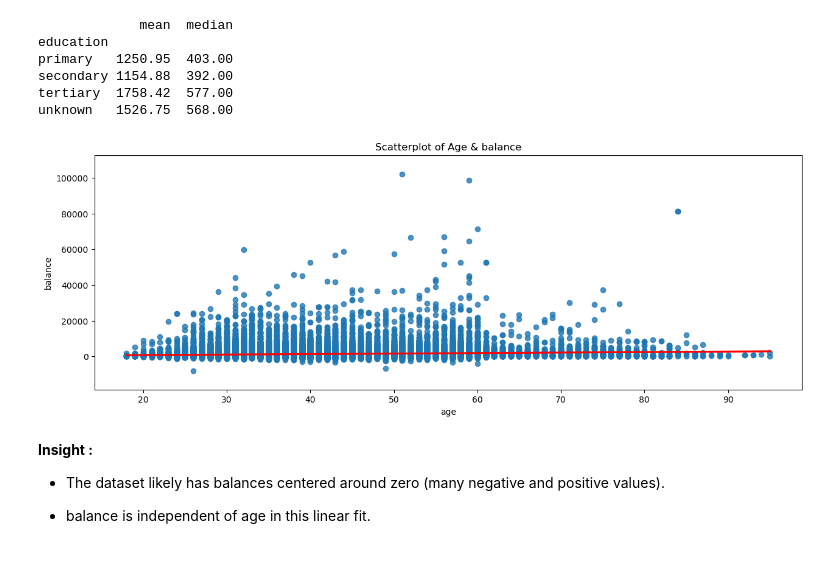
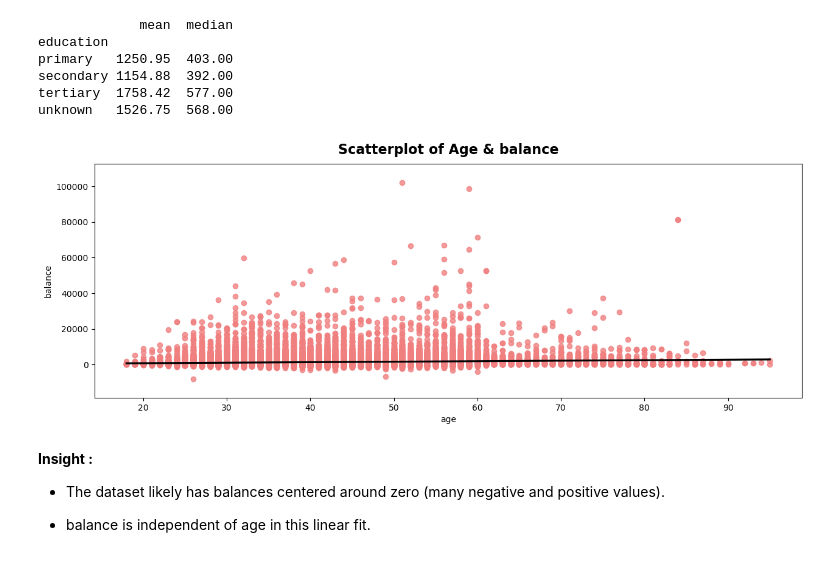
Before and after one commit to annugit1655/Bank-TeleMarketing, a Jupyter notebook: notebooks/01-Data-Cleaning.ipynb, the cells around one changed output. Cells and saved outputs as stored; diff of their text form; code cells hidden in the pictures.

```diff
--- a/notebooks/01-Data-Cleaning.ipynb
+++ b/notebooks/01-Data-Cleaning.ipynb
@@ -1059,15 +1055,15 @@ tertiary  1758.42  577.00
 unknown   1526.75  568.00
 # %%
 fig, ax = plt.subplots(figsize=(15, 5))
-sns.regplot(data=data, x='age', y='balance', line_kws={"color":"red"}, ax=ax)
+sns.regplot(data=data, x='age', y='balance', color='lightcoral', line_kws={"color":"k"}, ax=ax)
 
 bottom, top = ax.get_ylim()
 ax.set_ylim(bottom-5000, top + 5000)
 ax.set_title("Scatterplot of Age & balance", fontsize=16, fontweight='bold', y=1.02)
 
 plt.show()
 # %% [output]
-[figure, old version]
+[figure, new version]
 # %% [markdown]
 __Insight :__
 
```
Also changed, not shown: parts of 41 cells of this notebook.
